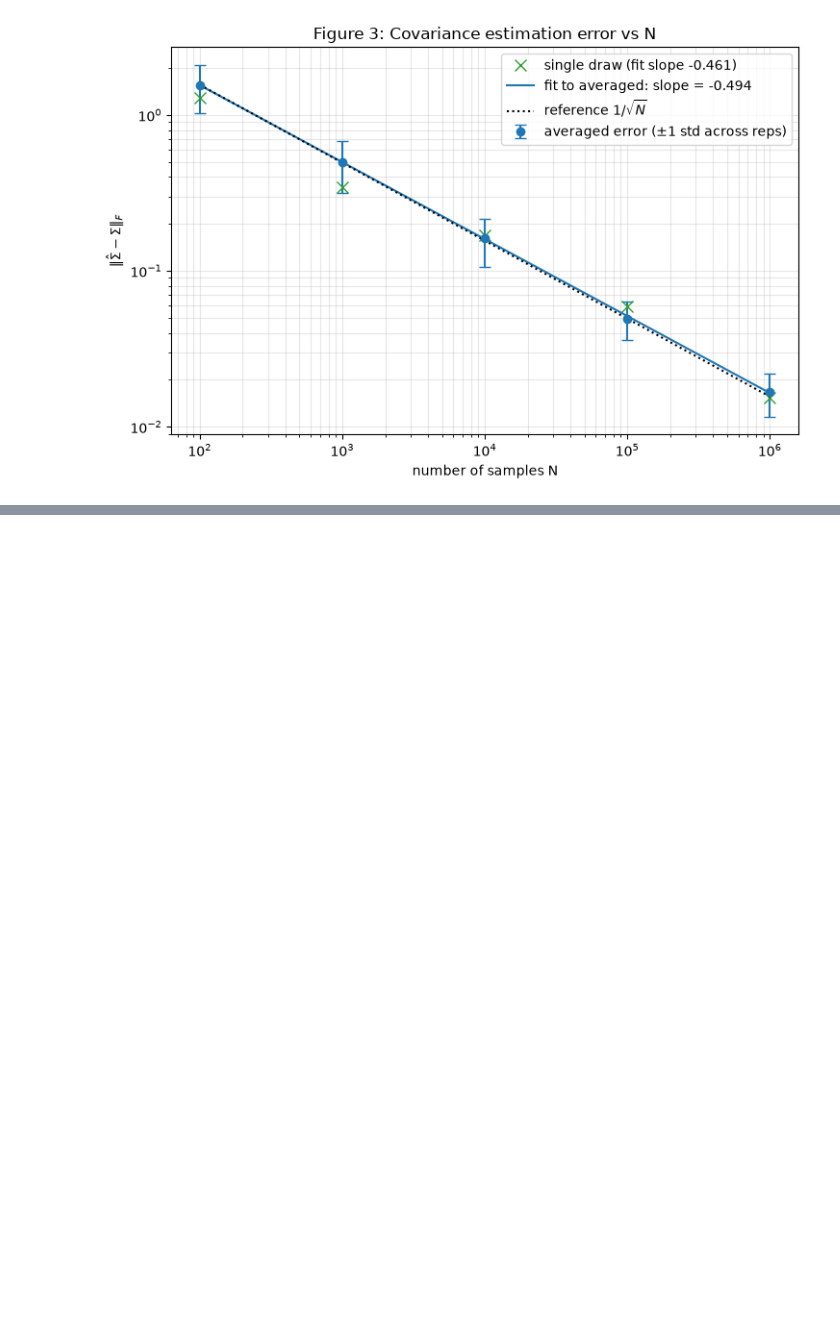
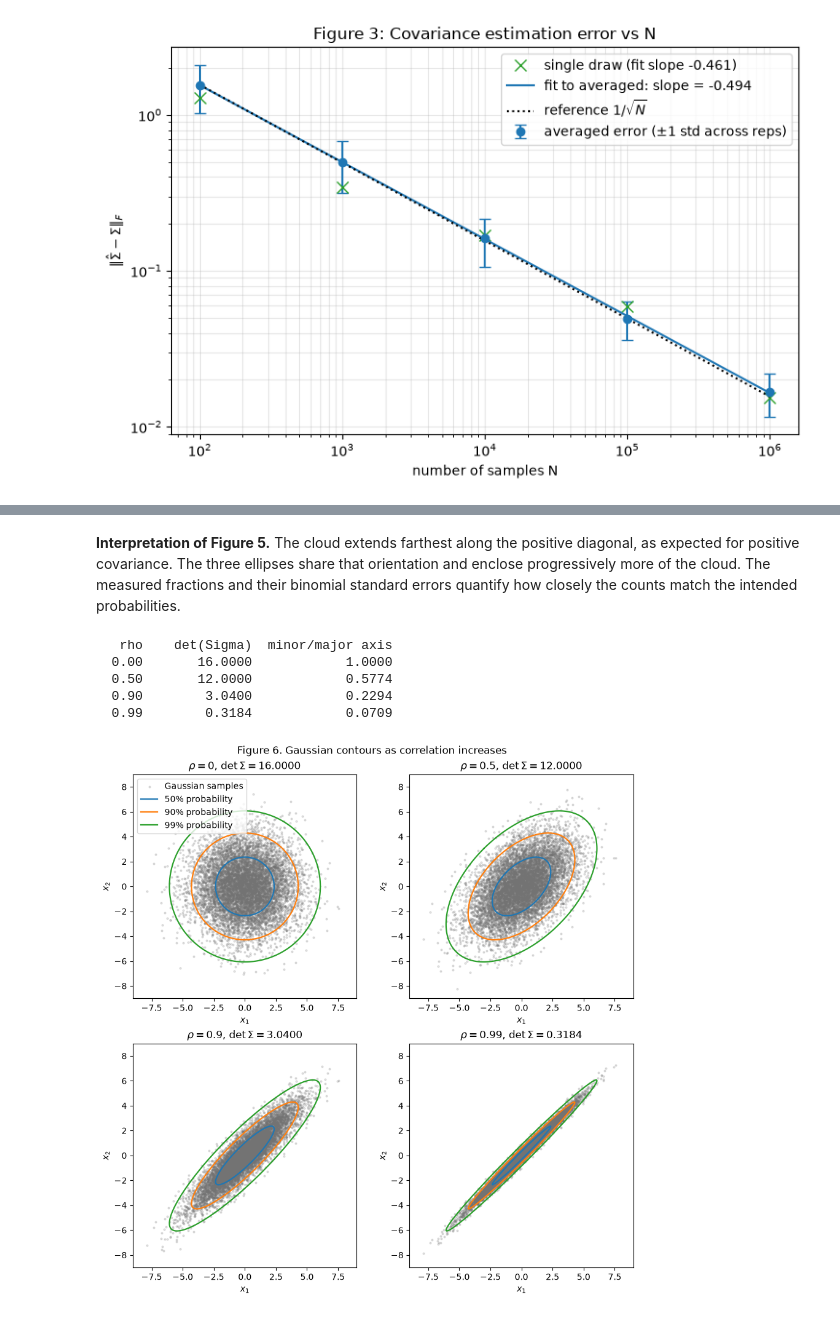
Before and after one commit to ludypalacios/mini-projects, a Jupyter notebook: Mini-Project-3/mp3.ipynb, the cells around one changed output, grey strips where cells are left out. Cells and saved outputs as stored; diff of their text form; code cells hidden in the pictures; blank space fills up the shorter version.

```diff
--- a/Mini-Project-3/mp3.ipynb
+++ b/Mini-Project-3/mp3.ipynb
@@ -488,0 +762,25 @@ Total runtime: 21.1 s
+# %% [markdown]
+**Interpretation of Figure 5.** The cloud extends farthest along the positive diagonal, as expected for positive covariance. The three ellipses share that orientation and enclose progressively more of the cloud. The measured fractions and their binomial standard errors quantify how closely the counts match the intended probabilities.
+# %%
+sweep_rhos = (0., 0.5, 0.9, 0.99)
+# Reuse standard-normal draws to isolate the change in covariance across panels.
+sweep_base = rng5.standard_normal((N5, 2))
+fig, axes = plt.subplots(2, 2, figsize=(9, 9), layout="constrained")
+print(f"{'rho':>6}{'det(Sigma)':>14}{'minor/major axis':>18}")
+for ax, rho in zip(axes.flat, sweep_rhos):
+    covariance = 4 * np.array([[1, rho], [rho, 1]])
+    samples = sweep_base @ np.linalg.cholesky(covariance).T
+    draw_gaussian_contours(ax, covariance, samples, show_legend=ax is axes[0, 0])
+    det = np.linalg.det(covariance)
+    ratio = np.sqrt((1 - rho) / (1 + rho))
+    print(f"{rho:>6.2f}{det:>14.4f}{ratio:>18.4f}")
+    ax.set_title(fr"$\rho={rho:g}$, $\det\Sigma={det:.4f}$")
+fig.suptitle("Figure 6. Gaussian contours as correlation increases")
+plt.show()
+# %% [output]
+   rho    det(Sigma)  minor/major axis
+  0.00       16.0000            1.0000
+  0.50       12.0000            0.5774
+  0.90        3.0400            0.2294
+  0.99        0.3184            0.0709
+[figure, added]
```
Also changed, not shown: parts of 36 cells of this notebook, 1 other file.
